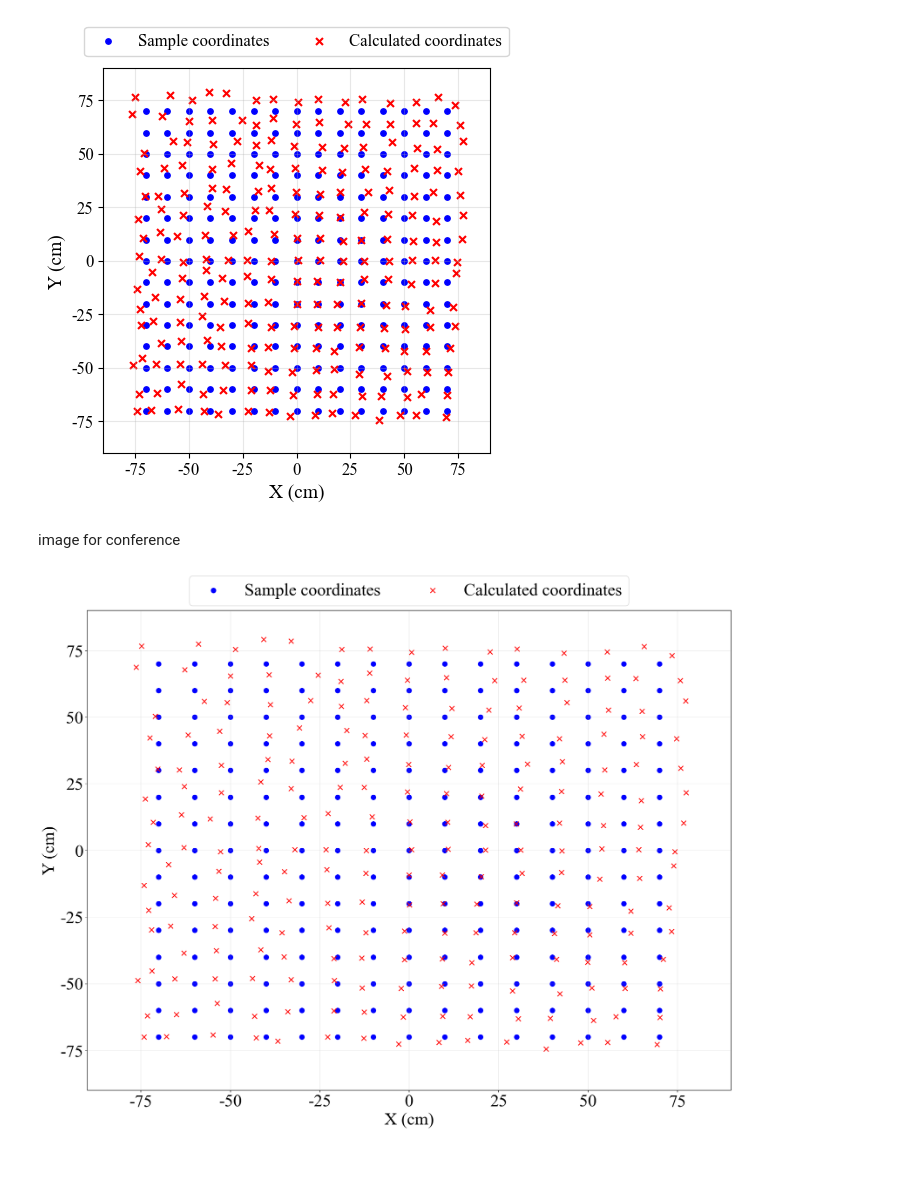
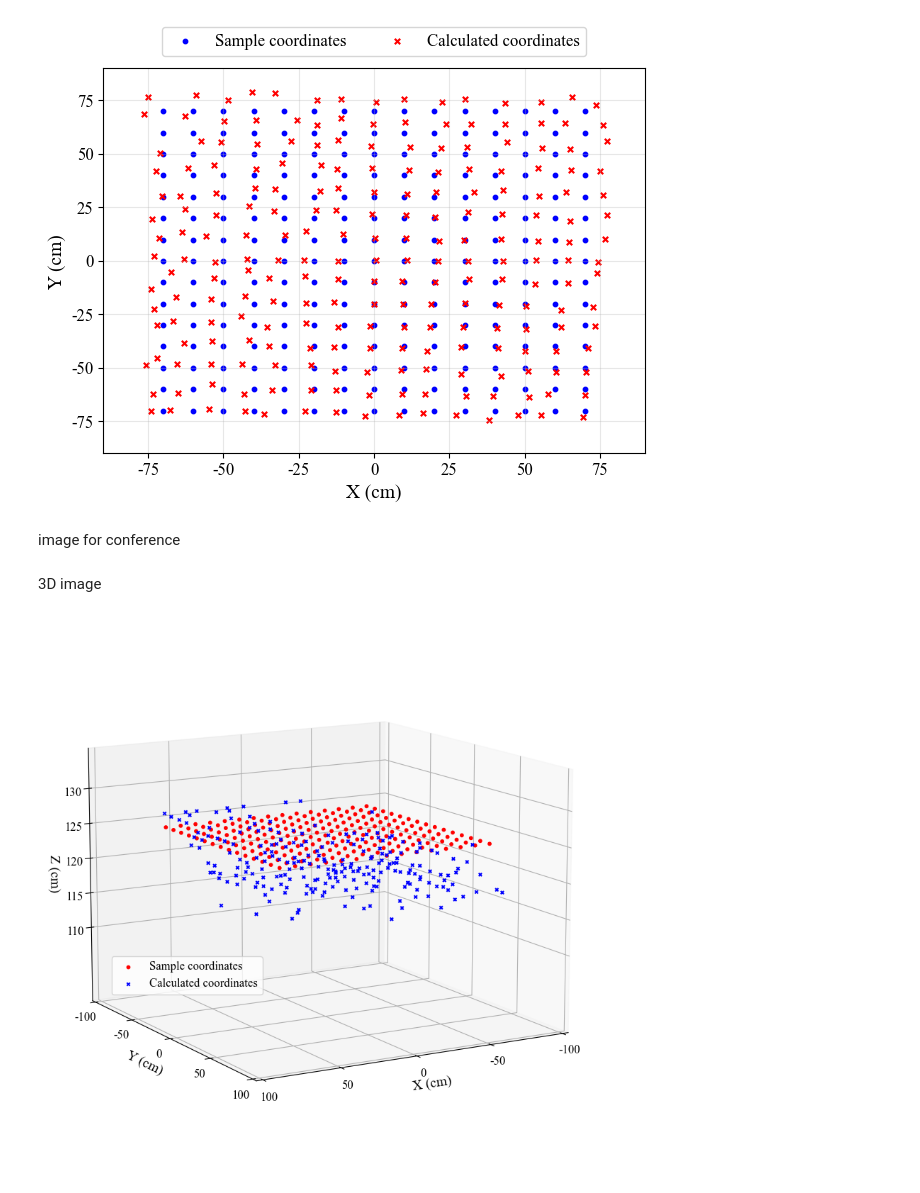
Before and after one commit to nguyendinhquan140701/LEDs_Data_Processing, a Jupyter notebook: Encode_Decode/draw/c1_position.ipynb, the cells around one changed output. Saved outputs shown, nothing was run; the diff lists cells and outputs as text; code cells hidden in the pictures; blank space fills up the shorter version.

Commit message:
v1-final-image-IEEE

```diff
--- a/Encode_Decode/draw/c1_position.ipynb
+++ b/Encode_Decode/draw/c1_position.ipynb
@@ -32,68 +63,80 @@ delta_xyz = df.loc[:, 'delta_xyz1']
 # %%
 plt.rcParams['font.family'] = 'serif'
 plt.rcParams['font.serif'] = ['Times New Roman']
 # plt.rcParams['font.weight'] = 'bold'
 rcParams['font.family'] = 'Times New Roman'
 # Define font properties for Times New Roman
 legend_font = font_manager.FontProperties( style='normal', weight='normal', size=5)
 label_font = {'style': 'normal', 'weight': 'normal', 'size': 10}
-plt.figure(figsize=(5, 5))
+plt.figure(figsize=(7, 5))
 ax = plt.gca()
-ax.scatter(x_samples, y_samples, c='b', marker='o',s=15, label='Sample coordinates', alpha =1)
-ax.scatter(x_calculated, y_calculated, c= 'r', marker='x',s=25, label='Calculated coordinates', alpha = 1)
+ax.scatter(x_samples, y_samples, c='b', marker='o',s=10, label='Sample coordinates', alpha =1)
+ax.scatter(x_calculated, y_calculated, c= 'r', marker='x',s=15, label='Calculated coordinates', alpha = 1)
 
 ax.set_xlabel('X (cm)', fontdict={'weight': 'normal'}, fontsize=14)
 ax.set_ylabel('Y (cm)', fontdict={'weight': 'normal'}, fontsize=14)
 ax.legend(loc='upper center', fontsize=12,  bbox_to_anchor=(0.5, 1.13), ncol=2)
 
 ax.set_xticks([-75, -50, -25, 0, 25, 50, 75])
 ax.set_yticks([-75, -50, -25, 0, 25, 50, 75])
 
 ax.set_xticklabels(['-75', '-50', '-25', '0', '25', '50', '75'], fontsize=12, weight='normal')  # Change to normal case
 ax.set_yticklabels(['-75', '-50', '-25', '0', '25', '50', '75'], fontsize=12, weight='normal')  # Change to normal case
 
 ax.grid(True, alpha=0.3)
 ax.tick_params(axis='x', labelsize=12, pad = 3)  # Kích thước chữ cho trục X
 ax.tick_params(axis='y', labelsize=12, pad = 3)  # Kích thước chữ cho trục Y
 
 # Set axis limits to match the example
 ax.set_xlim(-90, 90)
 ax.set_ylim(-90, 90)
-plt.savefig('img/c1_2D', dpi = 400, bbox_inches='tight')
+plt.savefig('img/c1_2D', dpi = 600, bbox_inches='tight')
 # %% [output]
-[figure, old version]
+[figure, new version]
 # %% [markdown]
 image for conference
+# %% [markdown]
+3D image
 # %%
 plt.rcParams['font.family'] = 'serif'
 plt.rcParams['font.serif'] = ['Times New Roman']
 # plt.rcParams['font.weight'] = 'bold'
-rcParams['font.family'] = 'Times New Roman'
-# Define font properties for Times New Roman
-legend_font = font_manager.FontProperties( style='normal', weight='normal', size=5)
-label_font = {'style': 'normal', 'weight': 'normal', 'size': 30}
-plt.figure(figsize=(20, 15))
-ax = plt.gca()
-ax.scatter(x_samples, y_samples, c='b', marker='o',s=70, label='Sample coordinates', alpha =1)
-ax.scatter(x_calculated, y_calculated, c= 'r', marker='x',s=70, label='Calculated coordinates', alpha = 1)
 
-ax.set_xlabel('X (cm)', fontdict={'weight': 'normal'}, fontsize=30)
-ax.set_ylabel('Y (cm)', fontdict={'weight': 'normal'}, fontsize=30)
-ax.legend(loc='upper center', fontsize=30,  bbox_to_anchor=(0.5, 1.09), ncol=2)
+fig = plt.figure(figsize=(10, 10))
+ax = fig.add_subplot(111, projection='3d')
+ax.scatter(x_samples, y_samples, z_samples, c='r', marker='o', s= 10, label = 'Sample coordinates', alpha = 1)
+ax.scatter(x_calculated, y_calculated, z_calculated, c='b', marker='x', s=10, label = 'Calculated coordinates', alpha = 1)
 
-ax.set_xticks([-75, -50, -25, 0, 25, 50, 75])
-ax.set_yticks([-75, -50, -25, 0, 25, 50, 75])
+ax.set_xlabel('X (cm)', fontdict={'weight': 'normal'}, fontsize = 14, labelpad=2)
+ax.set_ylabel('Y (cm)', fontdict={'weight': 'normal'}, fontsize = 14, labelpad=2)
+ax.set_zlabel('Z (cm)', fontdict={'weight': 'normal'}, fontsize = 14, labelpad=2)
 
-ax.set_xticklabels(['-75', '-50', '-25', '0', '25', '50', '75'], fontsize=30, weight='normal')  # Change to normal case
-ax.set_yticklabels(['-75', '-50', '-25', '0', '25', '50', '75'], fontsize=30, weight='normal')  # Change to normal case
+ax.set_xlim(-100, 100)
+ax.set_ylim(-100, 100)
+ax.set_zlim(100, 135)
+ax.grid(True)
+ax.legend(loc='upper center', fontsize=12,  bbox_to_anchor=(0.26, .4), ncol=1)
 
-ax.grid(True, alpha=0.3)
-ax.tick_params(axis='x', labelsize=30, pad = 3)  # Kích thước chữ cho trục X
-ax.tick_params(axis='y', labelsize=30, pad = 3)  # Kích thước chữ cho trục Y
+# Adjust view angle
+ax.view_init(elev=12, azim=60)
 
-# Set axis limits to match the example
-ax.set_xlim(-90, 90)
-ax.set_ylim(-90, 90)
-plt.savefig('img/conf_c1_2D', dpi = 400, bbox_inches='tight')
+ax.set_xticks([-100, -50, 0, 50, 100])
+ax.set_yticks([-100, -50, 0, 50, 100])
+ax.set_zticks([ 110, 115, 120, 125, 130])
+
+ax.set_xticklabels(['-100', '-50', '0', '50', '100'], fontsize=12, weight='normal')  # Change to normal case
+ax.set_yticklabels(['-100', '-50', '0', '50', '100'], fontsize=12, weight='normal')  # Change to normal case
+ax.set_zticklabels(['110', '115', '120', '125', '130'], fontsize=12, weight='normal')  # Change to normal case
+
+ax.tick_params(axis='x', labelsize=12, pad = 2)  # Kích thước chữ cho trục X
+ax.tick_params(axis='y', labelsize=12, pad = 2)  # Kích thước chữ cho trục Y
+ax.tick_params(axis='z', labelsize=12, pad = 2)  # Kích thước chữ cho trục Z
+
+# Remove top and right spines
+# ax.w_xaxis.line.set_color((1.0, 1.0, 1.0, 0.0))
+# ax.w_yaxis.line.set_color((1.0, 1.0, 1.0, 0.0))
+# ax.w_zaxis.line.set_color((1.0, 1.0, 1.0, 0.0))
+plt.show()
+fig.savefig('img/c1_3D', dpi = 600, bbox_inches='tight',transparent=True)
 # %% [output]
-[figure, old version]
+[figure, new version]
```
Also changed, not shown: parts of 10 cells of this notebook, 31 other files.
